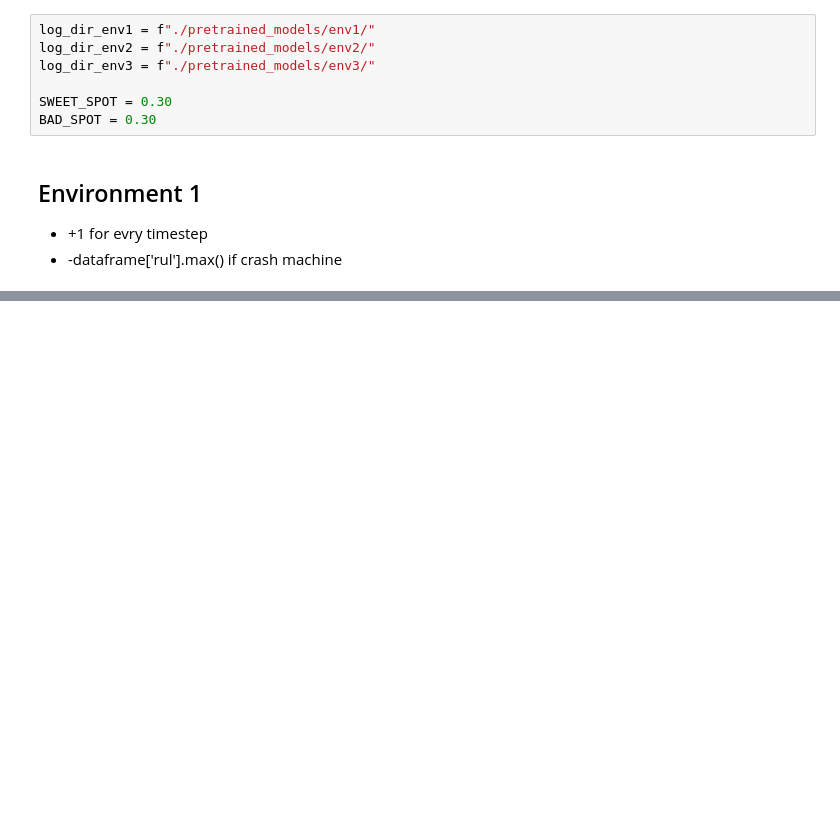
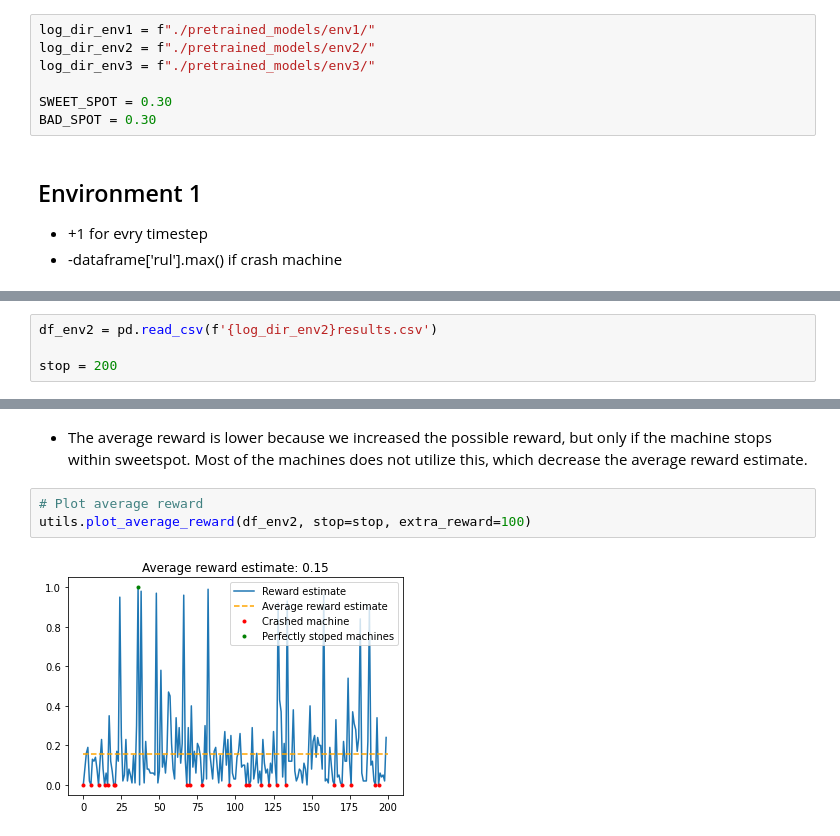
Before and after one commit to olestole/Turbine-RUL-RL, a Jupyter notebook: plot_results.ipynb, the cells around one changed output, grey strips where cells are left out. Cells and saved outputs as stored; diff of their text form; blank space fills up the shorter version.

```diff
--- a/plot_results.ipynb
+++ b/plot_results.ipynb
@@ -228,0 +142,4 @@ Number of episodes stopping within the 0.3% of the episodes max RUL:  435
+# %%
+df_env2 = pd.read_csv(f'{log_dir_env2}results.csv')
+
+stop = 200
@@ -228,0 +155,7 @@ Number of episodes stopping within the 0.3% of the episodes max RUL:  435
+# %% [markdown]
+- The average reward is lower because we increased the possible reward, but only if the machine stops within sweetspot. Most of the machines does not utilize this, which decrease the average reward estimate.
+# %%
+# Plot average reward
+utils.plot_average_reward(df_env2, stop=stop, extra_reward=100)
+# %% [output]
+[figure, added]
```
Also changed, not shown: parts of 62 cells of this notebook, 1 other file.
